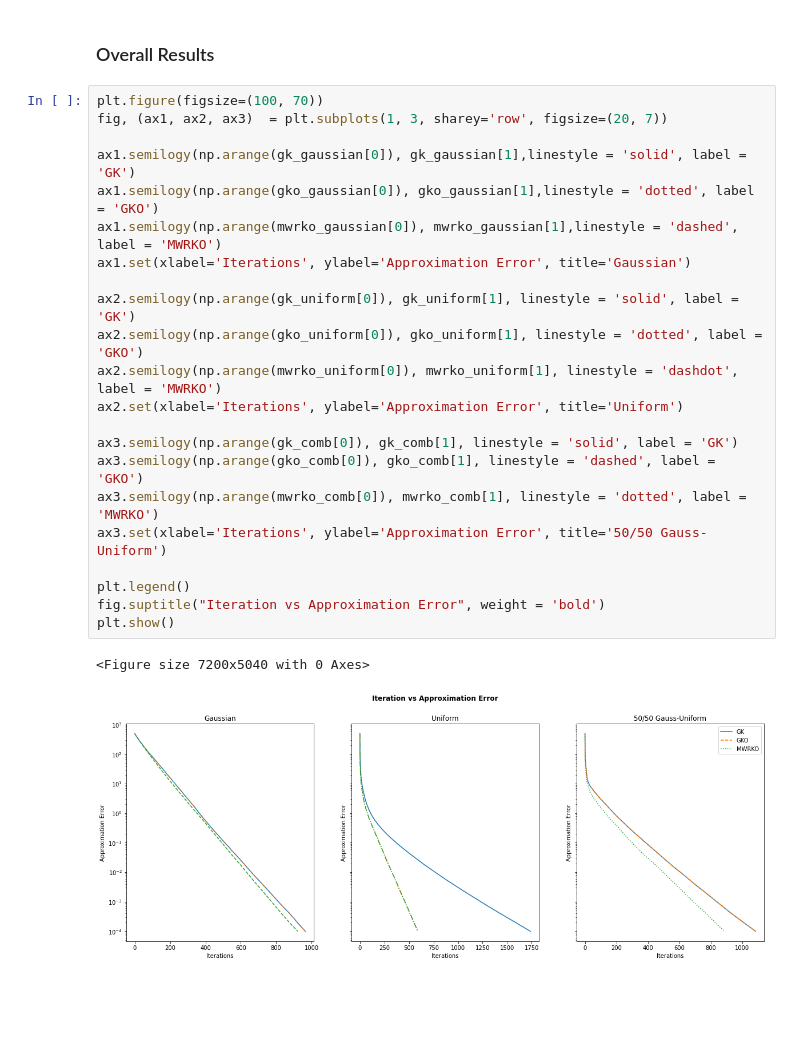
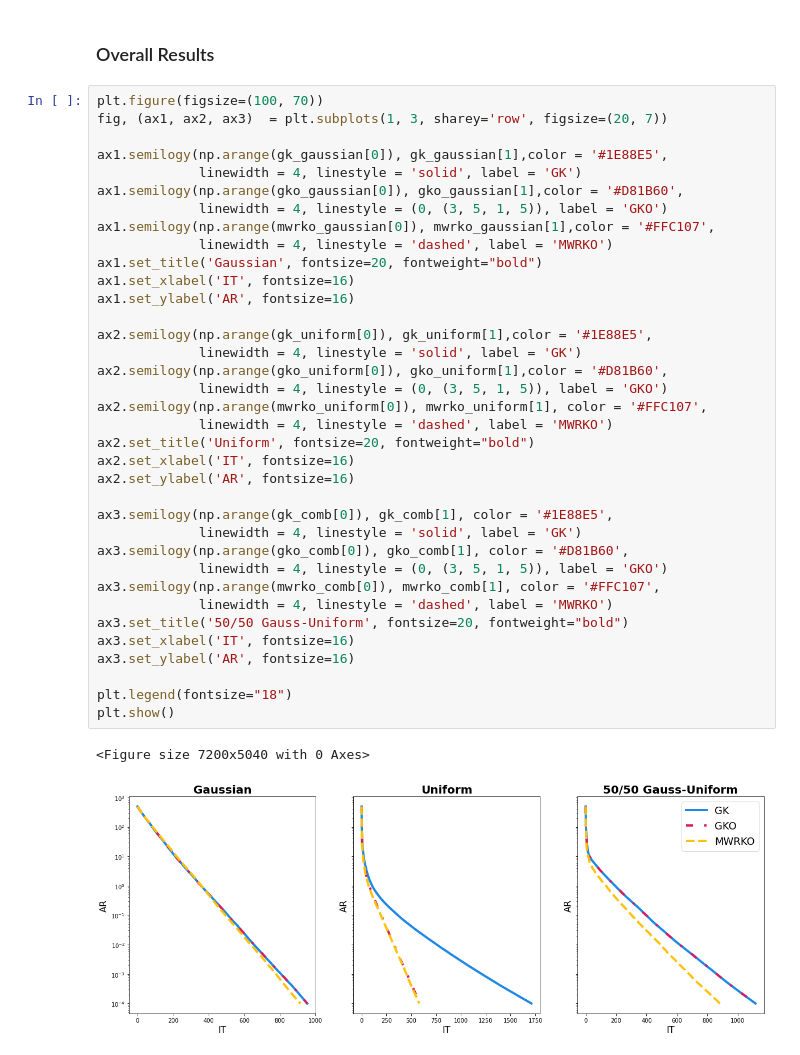
Before and after one commit to emicervantes/gko-23, a Jupyter notebook: scripts/synthetic-exp/synthetic-exp1.ipynb, the cells around one changed output. Drawn from its saved outputs; the diff is of its cells as text; blank space fills up the shorter version.

Commit message:
modified plots

```diff
--- a/scripts/synthetic-exp/synthetic-exp1.ipynb
+++ b/scripts/synthetic-exp/synthetic-exp1.ipynb
@@ -189,28 +193,42 @@ plt.legend()
 # %%
 plt.figure(figsize=(100, 70))
 fig, (ax1, ax2, ax3)  = plt.subplots(1, 3, sharey='row', figsize=(20, 7))
 
-ax1.semilogy(np.arange(gk_gaussian[0]), gk_gaussian[1],linestyle = 'solid', label = 'GK')
-ax1.semilogy(np.arange(gko_gaussian[0]), gko_gaussian[1],linestyle = 'dotted', label = 'GKO')
-ax1.semilogy(np.arange(mwrko_gaussian[0]), mwrko_gaussian[1],linestyle = 'dashed', label = 'MWRKO')
-ax1.set(xlabel='Iterations', ylabel='Approximation Error', title='Gaussian')
+ax1.semilogy(np.arange(gk_gaussian[0]), gk_gaussian[1],color = '#1E88E5',
+             linewidth = 4, linestyle = 'solid', label = 'GK')
+ax1.semilogy(np.arange(gko_gaussian[0]), gko_gaussian[1],color = '#D81B60',
+             linewidth = 4, linestyle = (0, (3, 5, 1, 5)), label = 'GKO')
+ax1.semilogy(np.arange(mwrko_gaussian[0]), mwrko_gaussian[1],color = '#FFC107',
+             linewidth = 4, linestyle = 'dashed', label = 'MWRKO')
+ax1.set_title('Gaussian', fontsize=20, fontweight="bold")
+ax1.set_xlabel('IT', fontsize=16)
+ax1.set_ylabel('AR', fontsize=16)
 
-ax2.semilogy(np.arange(gk_uniform[0]), gk_uniform[1], linestyle = 'solid', label = 'GK')
-ax2.semilogy(np.arange(gko_uniform[0]), gko_uniform[1], linestyle = 'dotted', label = 'GKO')
-ax2.semilogy(np.arange(mwrko_uniform[0]), mwrko_uniform[1], linestyle = 'dashdot', label = 'MWRKO')
-ax2.set(xlabel='Iterations', ylabel='Approximation Error', title='Uniform')
+ax2.semilogy(np.arange(gk_uniform[0]), gk_uniform[1],color = '#1E88E5',
+             linewidth = 4, linestyle = 'solid', label = 'GK')
+ax2.semilogy(np.arange(gko_uniform[0]), gko_uniform[1],color = '#D81B60',
+             linewidth = 4, linestyle = (0, (3, 5, 1, 5)), label = 'GKO')
+ax2.semilogy(np.arange(mwrko_uniform[0]), mwrko_uniform[1], color = '#FFC107',
+             linewidth = 4, linestyle = 'dashed', label = 'MWRKO')
+ax2.set_title('Uniform', fontsize=20, fontweight="bold")
+ax2.set_xlabel('IT', fontsize=16)
+ax2.set_ylabel('AR', fontsize=16)
 
-ax3.semilogy(np.arange(gk_comb[0]), gk_comb[1], linestyle = 'solid', label = 'GK')
-ax3.semilogy(np.arange(gko_comb[0]), gko_comb[1], linestyle = 'dashed', label = 'GKO')
-ax3.semilogy(np.arange(mwrko_comb[0]), mwrko_comb[1], linestyle = 'dotted', label = 'MWRKO')
-ax3.set(xlabel='Iterations', ylabel='Approximation Error', title='50/50 Gauss-Uniform')
+ax3.semilogy(np.arange(gk_comb[0]), gk_comb[1], color = '#1E88E5',
+             linewidth = 4, linestyle = 'solid', label = 'GK')
+ax3.semilogy(np.arange(gko_comb[0]), gko_comb[1], color = '#D81B60',
+             linewidth = 4, linestyle = (0, (3, 5, 1, 5)), label = 'GKO')
+ax3.semilogy(np.arange(mwrko_comb[0]), mwrko_comb[1], color = '#FFC107',
+             linewidth = 4, linestyle = 'dashed', label = 'MWRKO')
+ax3.set_title('50/50 Gauss-Uniform', fontsize=20, fontweight="bold")
+ax3.set_xlabel('IT', fontsize=16)
+ax3.set_ylabel('AR', fontsize=16)
 
-plt.legend()
-fig.suptitle("Iteration vs Approximation Error", weight = 'bold')
+plt.legend(fontsize="18")
 plt.show()
 # %% [output]
 <Figure size 7200x5040 with 0 Axes>
-[figure, old version]
+[figure, new version]
 # %%
 plt.figure(figsize=(100, 70))
 fig, (ax1, ax2, ax3)  = plt.subplots(1, 3, sharey='row', figsize=(20, 7))
```
Also changed, not shown: parts of 7 cells of this notebook, 8 other files.
